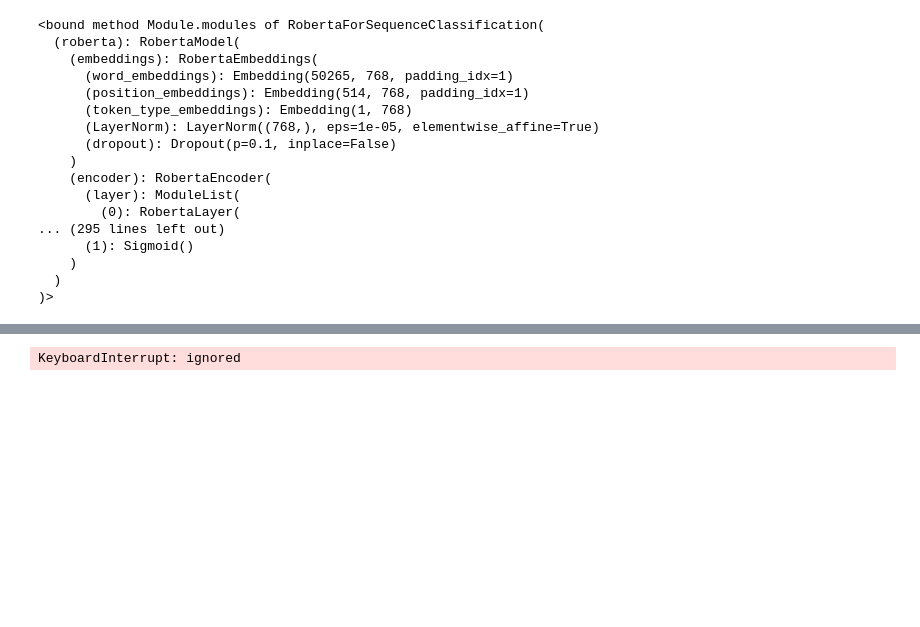
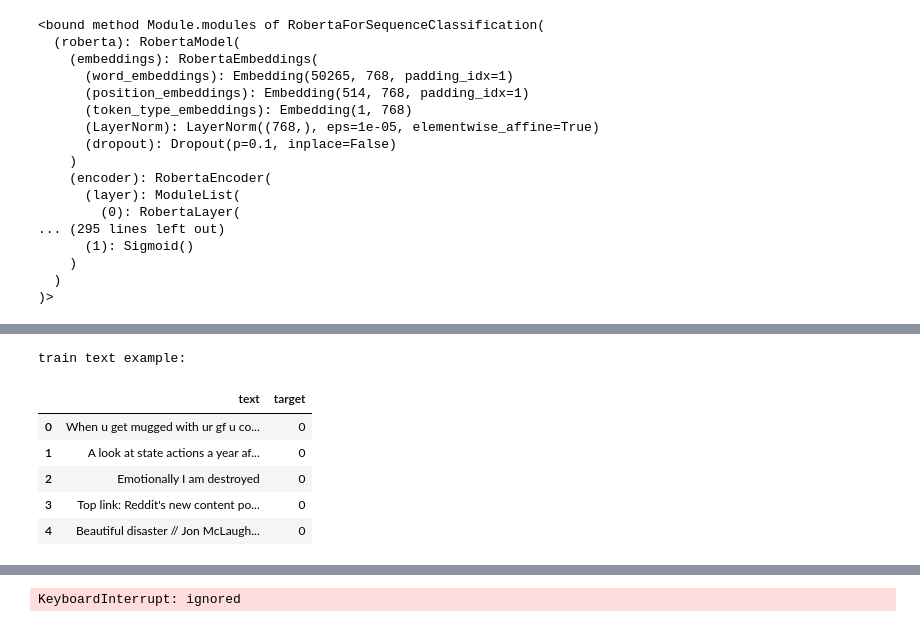
Before and after one commit to ArielFix/DLINtroProject, a Jupyter notebook: NLP_Project.ipynb, the cells around one changed output, grey strips where cells are left out. Saved outputs shown, nothing was run; the diff lists cells and outputs as text; code cells hidden in the pictures; blank space fills up the shorter version.

```diff
--- a/NLP_Project.ipynb
+++ b/NLP_Project.ipynb
@@ -250,0 +254,16 @@ My brother is crying cause the thunder lmao
+# %%
+train_text_data = pd.DataFrame()
+train_text_data["text"] =  train_df['text']
+train_text_data["target"] = train_df['target']
+train_text_data.reset_index(drop=True, inplace=True)
+
+print("train text example:")
+train_text_data.head(5)
+# %% [output]
+train text example:
+|  | text | target |
+| 0 | When u get mugged with ur gf u co... | 0 |
+| 1 | A look at state actions a year af... | 0 |
+| 2 | Emotionally I am destroyed | 0 |
+| 3 | Top link: Reddit's new content po... | 0 |
+| 4 | Beautiful disaster // Jon McLaugh... | 0 |
```
Also changed, not shown: parts of 17 cells of this notebook.
